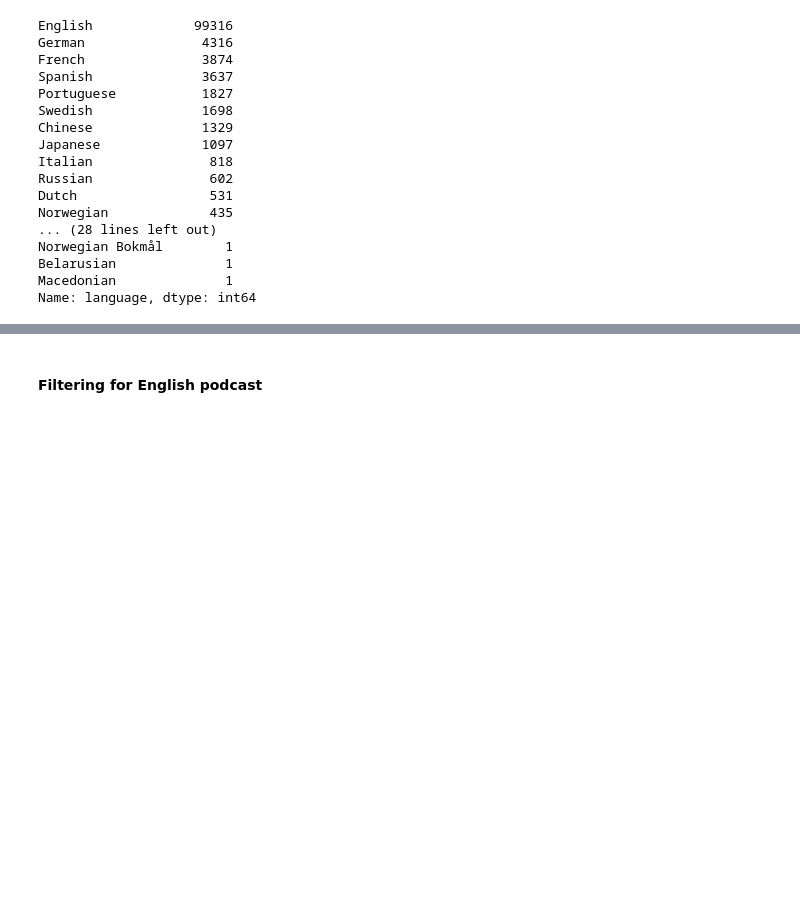
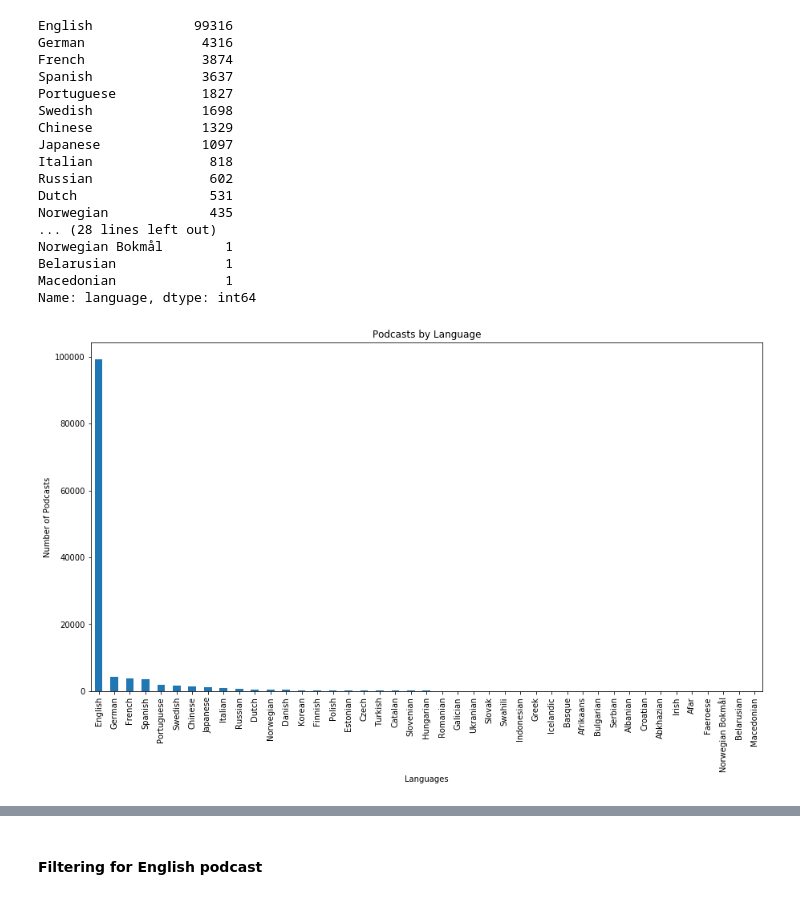
Before and after one commit to MissingNA/podcast_recommender_system, a Jupyter notebook: code/recommendation_engine.ipynb, the cells around one changed output, grey strips where cells are left out. Saved outputs shown, nothing was run; the diff lists cells and outputs as text; code cells hidden in the pictures; blank space fills up the shorter version.

```diff
--- a/code/recommendation_engine.ipynb
+++ b/code/recommendation_engine.ipynb
@@ -159,3 +159,11 @@ Norwegian Bokmål        1
 Belarusian              1
 Macedonian              1
 Name: language, dtype: int64
+# %%
+plt.figure(figsize=(15,8))
+podcasts['language'].value_counts().plot.bar()
+plt.title('Podcasts by Language')
+plt.xlabel('Languages')
+plt.ylabel('Number of Podcasts');
+# %% [output]
+[figure, added]
```
Also changed, not shown: parts of 4 cells of this notebook.
